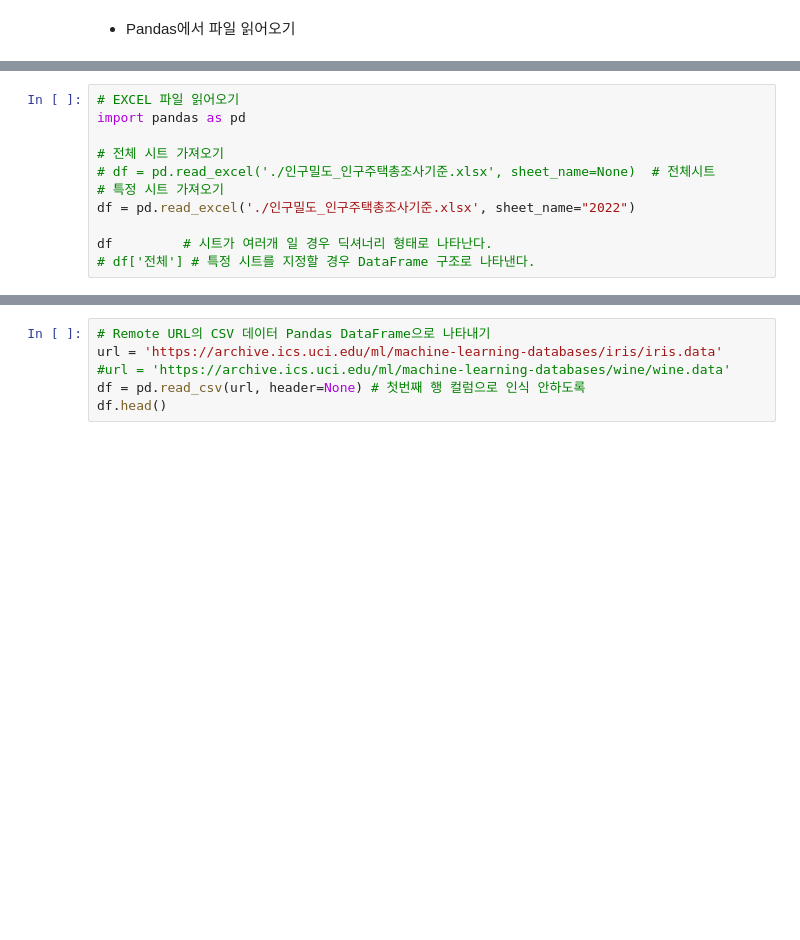
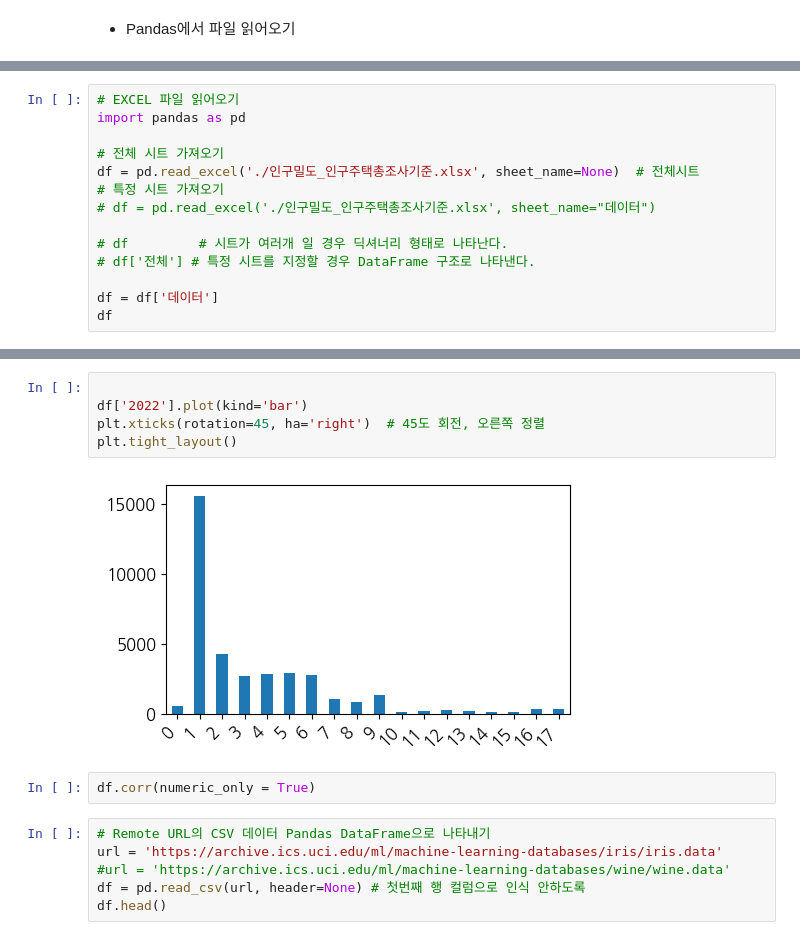
Before and after one commit to maggiojeju/2024_mirae_master, a Jupyter notebook: 2일차_탐색적데이터분석_기초_완성.ipynb, the cells around one changed output, grey strips where cells are left out. Saved outputs shown, nothing was run; the diff lists cells and outputs as text; blank space fills up the shorter version.

```diff
--- a/2일차_탐색적데이터분석_기초_완성.ipynb
+++ b/2일차_탐색적데이터분석_기초_완성.ipynb
@@ -184,9 +226,12 @@ df.head(3)
 import pandas as pd
 
 # 전체 시트 가져오기
-# df = pd.read_excel('./인구밀도_인구주택총조사기준.xlsx', sheet_name=None)  # 전체시트
+df = pd.read_excel('./인구밀도_인구주택총조사기준.xlsx', sheet_name=None)  # 전체시트
 # 특정 시트 가져오기
-df = pd.read_excel('./인구밀도_인구주택총조사기준.xlsx', sheet_name="2022")
+# df = pd.read_excel('./인구밀도_인구주택총조사기준.xlsx', sheet_name="데이터")
 
-df         # 시트가 여러개 일 경우 딕셔너리 형태로 나타난다.
+# df         # 시트가 여러개 일 경우 딕셔너리 형태로 나타난다.
 # df['전체'] # 특정 시트를 지정할 경우 DataFrame 구조로 나타낸다.
+
+df = df['데이터']
+df
@@ -193,3 +303,12 @@ df         # 시트가 여러개 일 경우 딕셔너리 형태로 나타난다.
+# %%
+
+df['2022'].plot(kind='bar')
+plt.xticks(rotation=45, ha='right')  # 45도 회전, 오른쪽 정렬
+plt.tight_layout()
+# %% [output]
+[figure, added]
+# %%
+df.corr(numeric_only = True)
 # %%
 # Remote URL의 CSV 데이터 Pandas DataFrame으로 나타내기
 url = 'https://archive.ics.uci.edu/ml/machine-learning-databases/iris/iris.data'
```
Also changed, not shown: parts of 46 cells of this notebook.
